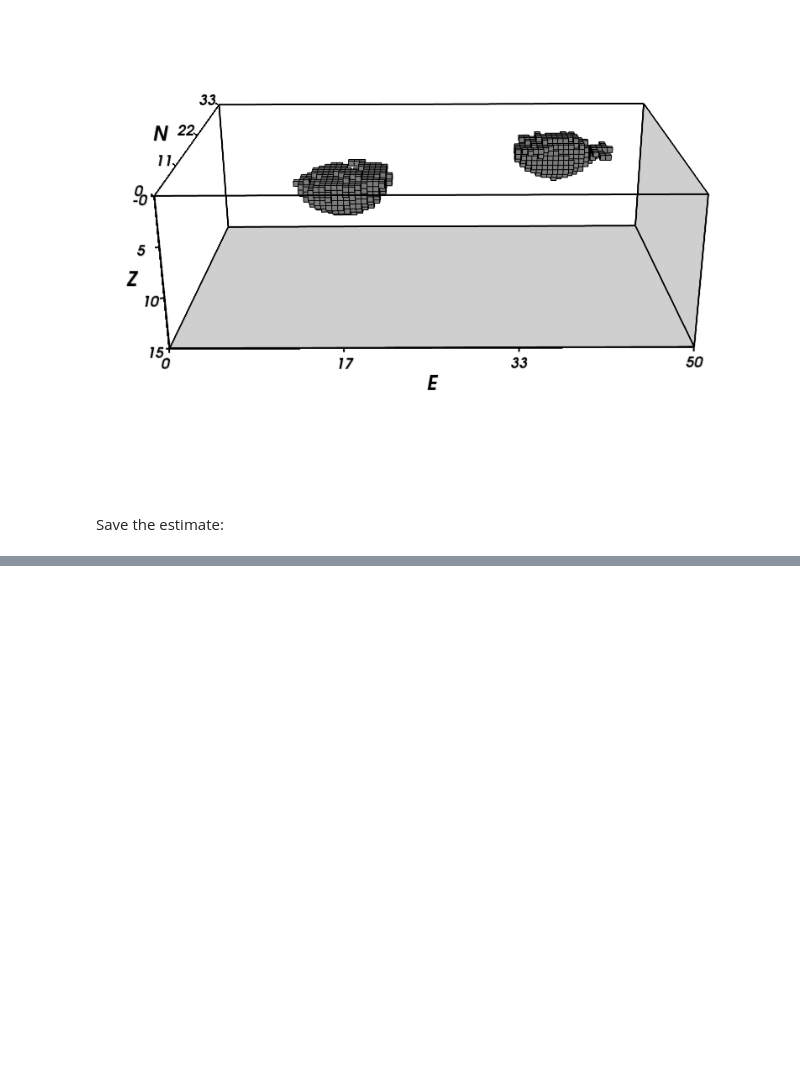
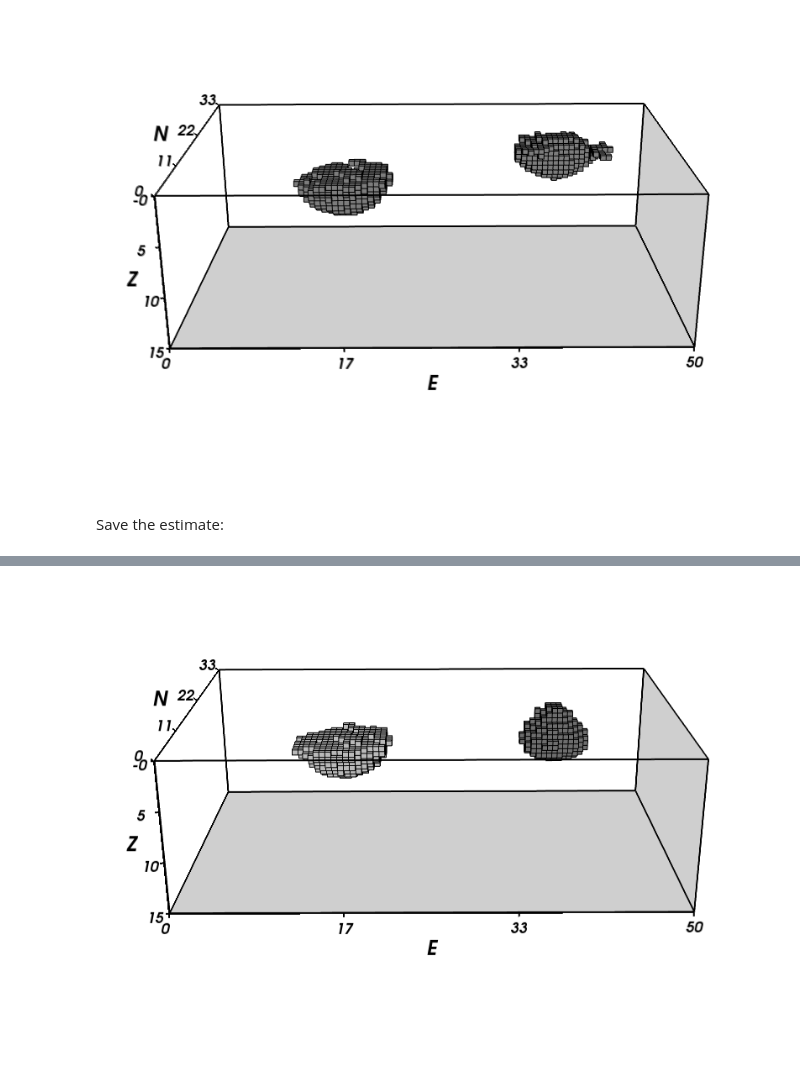
Before and after one commit to leouieda/agu-cancun2013, a Jupyter notebook: morro-do-engenho/ME-A2-inversion.ipynb, the cells around one changed output, grey strips where cells are left out. Drawn from its saved outputs; the diff is of its cells as text; code cells hidden in the pictures; blank space fills up the shorter version.

```diff
--- a/morro-do-engenho/ME-A2-inversion.ipynb
+++ b/morro-do-engenho/ME-A2-inversion.ipynb
@@ -212,0 +224,23 @@ np.savetxt('ME-A2-predicted.txt', np.transpose([x, y, z, predicted[0]]))
+# %%
+mesh2 = mesher.PrismMesh(bounds, (30, 90, 60))
+mesh2.carvetopo(x, y, topo)
+# Alter the magnetization to seed what range works
+seeds[0].props['magnetization'] = 20
+
+estimate2, predicted2 = gravmag.harvester.harvest(data, seeds, mesh2, 120, 0.0003)
+
+mesh2.addprop('magnetization', estimate2['magnetization'])
+body2 = mesher.vremove(0, 'magnetization', mesh2)
+
+bottom = max(c.z2 for c in body2)
+print "Bottom at: %g m" % (bottom)
+top = min(c.z1 for c in body2)
+print "Top at: %g m" % (top)
+print "Mesh top: %g m" % (bounds[-2])
+
+residuals = tf - predicted2[0]
+anomaly_range = tf.max() - tf.min()
+print 'Range of total field anomaly:', anomaly_range
+stddev = residuals.std()
+print 'Residuals standard deviation:', stddev
+print 'Percent of residuals standard deviation:', 100*float(stddev)/anomaly_range
@@ -212,0 +304,20 @@ np.savetxt('ME-A2-predicted.txt', np.transpose([x, y, z, predicted[0]]))
+# %%
+scene = myv.figure(size=(800, 600))
+myv.prisms([mesh[s.i] for s in seeds], 'magnetization')
+myv.prisms(body2, 'magnetization', cmap='gist_yarg', vmin=0, vmax=40)
+myv.axes(myv.outline(bounds), nlabels=4, ranges=[i*0.001 for i in bounds], fmt='%.0f')
+myv.wall_east(bounds)
+myv.wall_bottom(bounds)
+# Set the view of the scene
+scene.scene.camera.position = [-96447.484438895684, 25102.993841515308, -32938.465364760625]
+scene.scene.camera.focal_point = [14778.296911559855, 25014.80957193804, 11570.029780001028]
+scene.scene.camera.view_angle = 23.999999999999993
+scene.scene.camera.view_up = [0.37152192380337612, 0.0029202967459055558, -0.92841958833296612]
+scene.scene.camera.clipping_range = [82291.539200492261, 167717.38986769863]
+scene.scene.camera.compute_view_plane_normal()
+scene.scene.render()
+# Save a figure
+myv.savefig('A2-estimate2.png')
+Image(filename='A2-estimate2.png')
+# %% [output]
+[figure, added]
```
Also changed, not shown: parts of 12 cells of this notebook, 1 other file.
